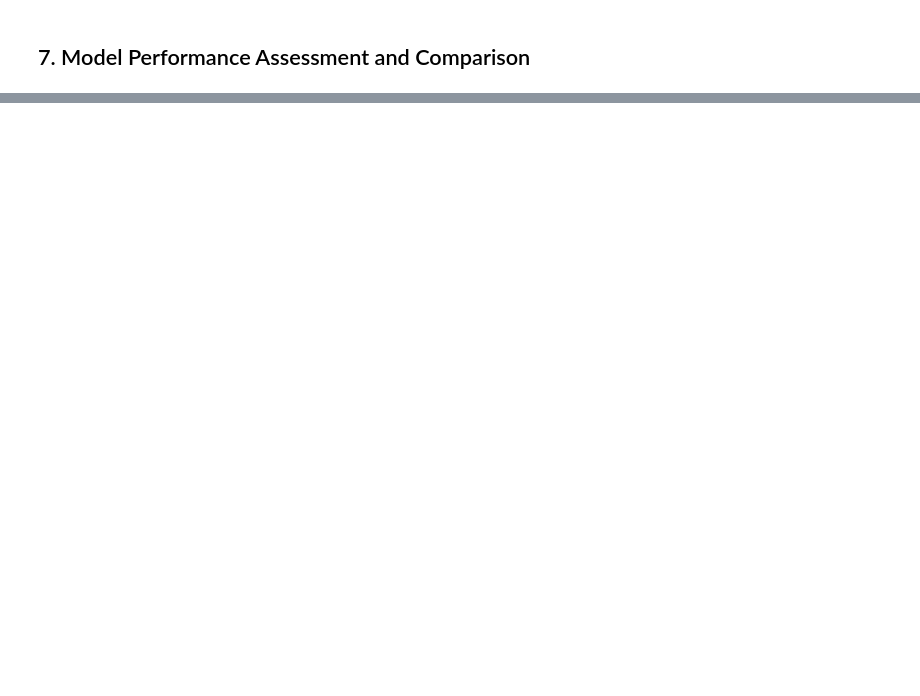
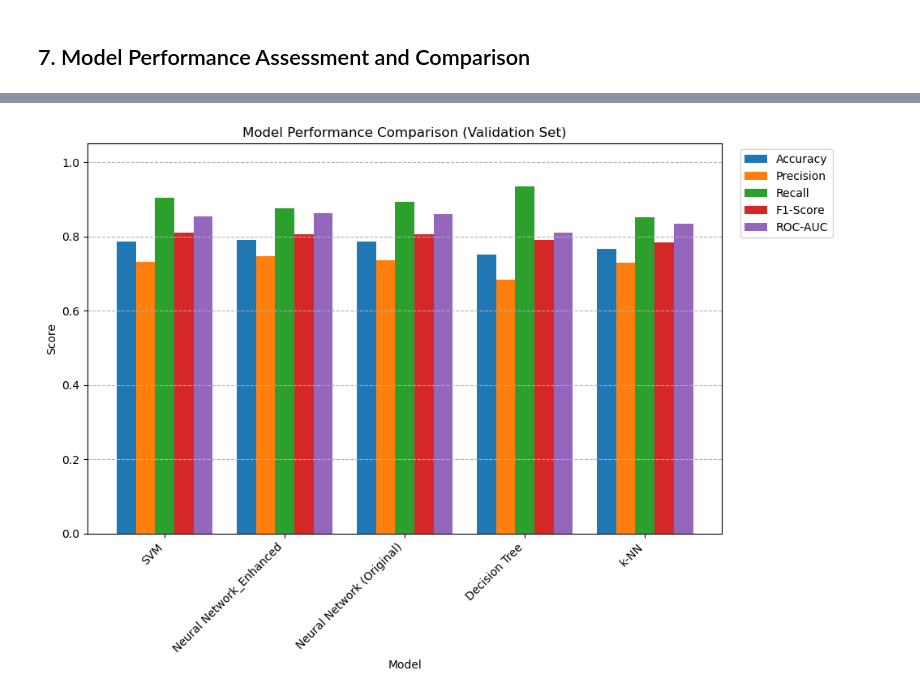
Before and after one commit to bernas013/Project2-AI, a Jupyter notebook: Project_AI_2.ipynb, the cells around one changed output, grey strips where cells are left out. Drawn from its saved outputs; the diff is of its cells as text; code cells hidden in the pictures; blank space fills up the shorter version.

```diff
--- a/Project_AI_2.ipynb
+++ b/Project_AI_2.ipynb
@@ -766,77 +1022,104 @@ Neural Network model trained!
 # %% [markdown]
 ## 7. Model Performance Assessment and Comparison
 # %%
-# Create a DataFrame for model performance comparison
 performance_df = pd.DataFrame(model_performance).T
 performance_df['Training Time (s)'] = pd.Series(training_times)
 performance_df['Validation Time (s)'] = pd.Series(validation_times)
 
-# Sort by F1-Score
+# Sort by F1-Score (or another metric like ROC-AUC)
 performance_df = performance_df.sort_values(by='F1-Score', ascending=False)
 
-print("\n--- Model Performance Comparison ---")
+print("\n--- Model Performance Comparison ---\n")
 print(performance_df)
 
 # --- Plotting the performance metrics for comparison ---
-
-# Metrics to plot
 metrics_to_plot = ['Accuracy', 'Precision', 'Recall', 'F1-Score', 'ROC-AUC']
 n_metrics = len(metrics_to_plot)
-n_models = len(performance_df.index)
+model_names = performance_df.index
+n_models = len(model_names)
 
-fig, ax = plt.subplots(figsize=(12, 7))
+fig, ax = plt.subplots(figsize=(max(10, n_models * n_metrics * 0.3), 7))
 
-bar_width = 0.15
+bar_width = 0.8 / n_metrics
 index = np.arange(n_models)
 
 for i, metric in enumerate(metrics_to_plot):
-    plt.bar(index + i * bar_width, performance_df[metric], bar_width, label=metric)
+    offset = bar_width * i
+    plt.bar(index + offset, performance_df[metric], bar_width, label=metric)
 
 plt.xlabel('Model')
 plt.ylabel('Score')
 plt.title('Model Performance Comparison (Validation Set)')
-plt.xticks(index + bar_width * (n_metrics -1) / 2, performance_df.index, rotation=45, ha="right")
-plt.legend(loc='upper left', bbox_to_anchor=(1,1))
+plt.xticks(index + bar_width * (n_metrics - 1) / 2, model_names, rotation=45, ha="right")
+plt.legend(loc='upper left', bbox_to_anchor=(1.02, 1))
 plt.ylim(0, 1.05)
 plt.grid(axis='y', linestyle='--')
 plt.tight_layout()
 plt.show()
+print("\n")
 
-
-# Plotting Training and Validation Times
-times_df = performance_df[['Training Time (s)', 'Validation Time (s)']]
-times_df.plot(kind='bar', figsize=(10, 6))
+# --- Plotting Training and Validation Times ---
+times_df = performance_df[['Training Time (s)', 'Validation Time (s)']].copy()
+times_df.plot(kind='bar', figsize=(max(8, n_models * 1.5), 6))
 plt.title('Model Training and Validation Times')
 plt.ylabel('Time (seconds)')
 plt.xticks(rotation=45, ha="right")
 plt.grid(axis='y', linestyle='--')
 plt.tight_layout()
 plt.show()
+print("\n")
 
 
 # --- ROC Curve Comparison ---
-plt.figure(figsize=(8, 6))
+plt.figure(figsize=(10, 8))
 
+# Decision Tree
 if 'best_dt_classifier' in locals() and hasattr(best_dt_classifier, 'predict_proba'):
-    fpr_dt, tpr_dt, _ = roc_curve(y_val, best_dt_classifier.predict_proba(X_val_processed)[:,1])
-    plt.plot(fpr_dt, tpr_dt, label=f"Decision Tree (AUC = {roc_auc_dt:.2f})")
+    if 'Decision Tree' in model_performance and 'ROC-AUC' in model_performance['Decision Tree']:
+        fpr_dt, tpr_dt, _ = roc_curve(y_val, best_dt_classifier.predict_proba(X_val_processed)[:,1])
+        auc_dt = model_performance['Decision Tree']['ROC-AUC']
+        plt.plot(fpr_dt, tpr_dt, label=f"Decision Tree (AUC = {auc_dt:.4f})")
 
+# k-NN
 if 'best_knn_classifier' in locals() and hasattr(best_knn_classifier, 'predict_proba'):
-    fpr_knn, tpr_knn, _ = roc_curve(y_val, best_knn_classifier.predict_proba(X_val_processed)[:,1])
-    plt.plot(fpr_knn, tpr_knn, label=f"k-NN (AUC = {roc_auc_knn:.2f})")
+    if 'k-NN' in model_performance and 'ROC-AUC' in model_performance['k-NN']:
+        fpr_knn, tpr_knn, _ = roc_curve(y_val, best_knn_classifier.predict_proba(X_val_processed)[:,1])
+        auc_knn = model_performance['k-NN']['ROC-AUC']
+        plt.plot(fpr_knn, tpr_knn, label=f"k-NN (AUC = {auc_knn:.4f})")
 
-if 'best_svm_classifier' in locals() and hasattr(best_svm_classifier, 'predict_proba'):
-    fpr_svm, tpr_svm, _ = roc_curve(y_val, best_svm_classifier.predict_proba(X_val_processed)[:,1])
-    plt.plot(fpr_svm, tpr_svm, label=f"SVM (AUC = {roc_auc_svm:.2f})")
+# SVM
+if 'final_best_svm_classifier' in locals() and hasattr(final_best_svm_classifier, 'predict_proba'):
+    if 'SVM' in model_performance and 'ROC-AUC' in model_performance['SVM']: # Adjust key if you used 'SVM_Randomized'
+        fpr_svm, tpr_svm, _ = roc_curve(y_val, final_best_svm_classifier.predict_proba(X_val_processed)[:,1])
+        auc_svm = model_performance['SVM']['ROC-AUC'] # Adjust key if needed
+        plt.plot(fpr_svm, tpr_svm, label=f"SVM (AUC = {auc_svm:.4f})")
+elif 'best_svm_classifier' in locals() and hasattr(best_svm_classifier, 'predict_proba'): # Fallback if old name was used
+    if 'SVM' in model_performance and 'ROC-AUC' in model_performance['SVM']:
+        fpr_svm, tpr_svm, _ = roc_curve(y_val, best_svm_classifier.predict_proba(X_val_processed)[:,1])
+        auc_svm = model_performance['SVM']['ROC-AUC']
+        plt.plot(fpr_svm, tpr_svm, label=f"SVM (AUC = {auc_svm:.4f})")
 
-if 'nn_model' in locals() and 'y_pred_proba_nn' in globals():
-    fpr_nn, tpr_nn, _ = roc_curve(y_val, y_pred_proba_nn)
-    plt.plot(fpr_nn, tpr_nn, label=f"Neural Network (AUC = {roc_auc_nn:.2f})")
+
+# Neural Network (Original Version)
+if 'nn_model_original' in locals() and 'y_pred_proba_nn_original' in globals():
+    if 'Neural Network (Original)' in model_performance and 'ROC-AUC' in model_performance['Neural Network (Original)']:
+        fpr_nn_orig, tpr_nn_orig, _ = roc_curve(y_val, y_pred_proba_nn_original)
+        auc_nn_orig = model_performance['Neural Network (Original)']['ROC-AUC']
+        plt.plot(fpr_nn_orig, tpr_nn_orig, label=f"NN (Original) (AUC = {auc_nn_orig:.4f})")
+
+# Neural Network (Enhanced Version)
+if 'nn_model_enhanced' in locals() and 'y_pred_proba_nn_enhanced' in globals():
+    if 'Neural Network (Enhanced)' in model_performance and 'ROC-AUC' in model_performance['Neural Network (Enhanced)']:
+        fpr_nn_enh, tpr_nn_enh, _ = roc_curve(y_val, y_pred_proba_nn_enhanced)
+        auc_nn_enh = model_performance['Neural Network (Enhanced)']['ROC-AUC']
+        plt.plot(fpr_nn_enh, tpr_nn_enh, label=f"NN (Enhanced) (AUC = {auc_nn_enh:.4f})")
+
 
 plt.plot([0, 1], [0, 1], 'k--')
-plt.xlabel('False Positive Rate')
-plt.ylabel('True Positive Rate')
+plt.xlabel('False Positive Rate (1 - Specificity)')
+plt.ylabel('True Positive Rate (Sensitivity/Recall)')
 plt.title('ROC Curve Comparison (Validation Set)')
 plt.legend(loc='lower right')
 plt.grid(True)
 plt.show()
+# %% [output]
@@ -842,0 +1141 @@ plt.show()
+[figure, added]
```
Also changed, not shown: parts of 13 cells of this notebook.
